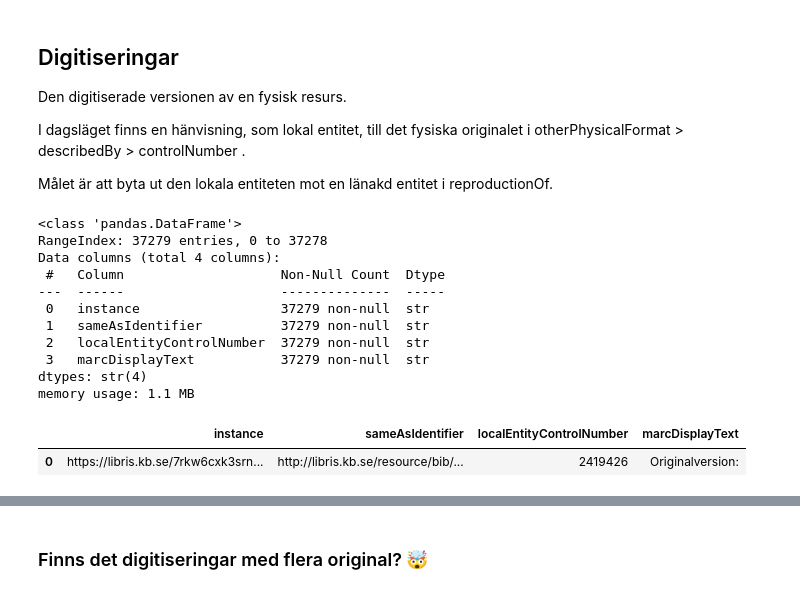
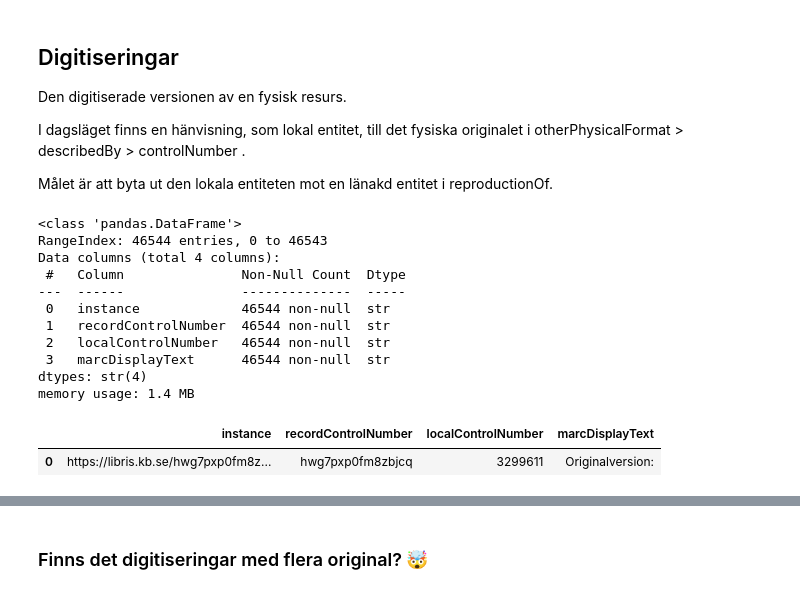
Before and after one commit to libris/librisxl, a Jupyter notebook: whelktool/scripts/cleanups/2026/05/fmt-548/digitiseringar_och_original_med_otherPhysicalFormat.ipynb, the cells around one changed output, grey strips where cells are left out. Saved outputs shown, nothing was run; the diff lists cells and outputs as text; code cells hidden in the pictures.

```diff
--- a/whelktool/scripts/cleanups/2026/05/fmt-548/digitiseringar_och_original_med_otherPhysicalFormat.ipynb
+++ b/whelktool/scripts/cleanups/2026/05/fmt-548/digitiseringar_och_original_med_otherPhysicalFormat.ipynb
@@ -19,46 +19,49 @@ Målet är att byta ut den lokala entiteten mot en länakd entitet i reproductio
 # %%
 query = '''
 
 PREFIX marc: <https://id.kb.se/marc/>
 PREFIX : <https://id.kb.se/vocab/>
 
-SELECT  ?instance ?sameAsIdentifier ?localEntityControlNumber ?marcDisplayText WHERE {
+SELECT  ?instance ?recordControlNumber ?localControlNumber ?marcDisplayText WHERE {
+
+	?record :mainEntity ?instance ;
+    :controlNumber ?recordControlNumber .
 
   ?instance a :DigitalResource ;
-    :otherPhysicalFormat ?localEntity;
-    :sameAs ?sameAsIdentifier .
+    :otherPhysicalFormat ?localEntity .
+    # :sameAs ?recordControlNumber .
 
   ?localEntity :describedBy [ a :Record;
-     :controlNumber ?localEntityControlNumber ] ;
+     :controlNumber ?localControlNumber ] ;
      marc:displayText ?marcDisplayText .
 
-  FILTER(REGEX(?localEntityControlNumber, "^[0-9]+$"))
+  FILTER(REGEX(?localControlNumber, "^[0-9a-z]+$"))
 
   FILTER isBLANK(?localEntity) .
 
   FILTER(regex(?marcDisplayText, "(originalversion|orginalversion)", "i"))
 
 }
 
 '''
 
 digitizations = sparql.get_sparql_dataframe(endpoint, query)
 digitizations.info()
 digitizations.head(1)
 # %% [output]
 <class 'pandas.DataFrame'>
-RangeIndex: 37279 entries, 0 to 37278
+RangeIndex: 46544 entries, 0 to 46543
 Data columns (total 4 columns):
- #   Column                    Non-Null Count  Dtype
----  ------                    --------------  -----
- 0   instance                  37279 non-null  str
- 1   sameAsIdentifier          37279 non-null  str
- 2   localEntityControlNumber  37279 non-null  str
- 3   marcDisplayText           37279 non-null  str
+ #   Column               Non-Null Count  Dtype
+---  ------               --------------  -----
+ 0   instance             46544 non-null  str
+ 1   recordControlNumber  46544 non-null  str
+ 2   localControlNumber   46544 non-null  str
+ 3   marcDisplayText      46544 non-null  str
 dtypes: str(4)
-memory usage: 1.1 MB
+memory usage: 1.4 MB
-|  | instance | sameAsIdentifier | localEntityControlNumber | marcDisplayText |
-| 0 | https://libris.kb.se/7rkw6cxk3srn... | http://libris.kb.se/resource/bib/... | 2419426 | Originalversion: |
+|  | instance | recordControlNumber | localControlNumber | marcDisplayText |
+| 0 | https://libris.kb.se/hwg7pxp0fm8z... | hwg7pxp0fm8zbjcq | 3299611 | Originalversion: |
 # %%
 # Spara eventuella dubbletter för vidare analys. Spara i https://kbse.atlassian.net/browse/LXL-4790
 # digitizations[digitizations.duplicated(keep=False)].to_csv("digitala_med_osynliga_blanknoder.csv")
```
Also changed, not shown: parts of 17 cells of this notebook, 2 other files.
